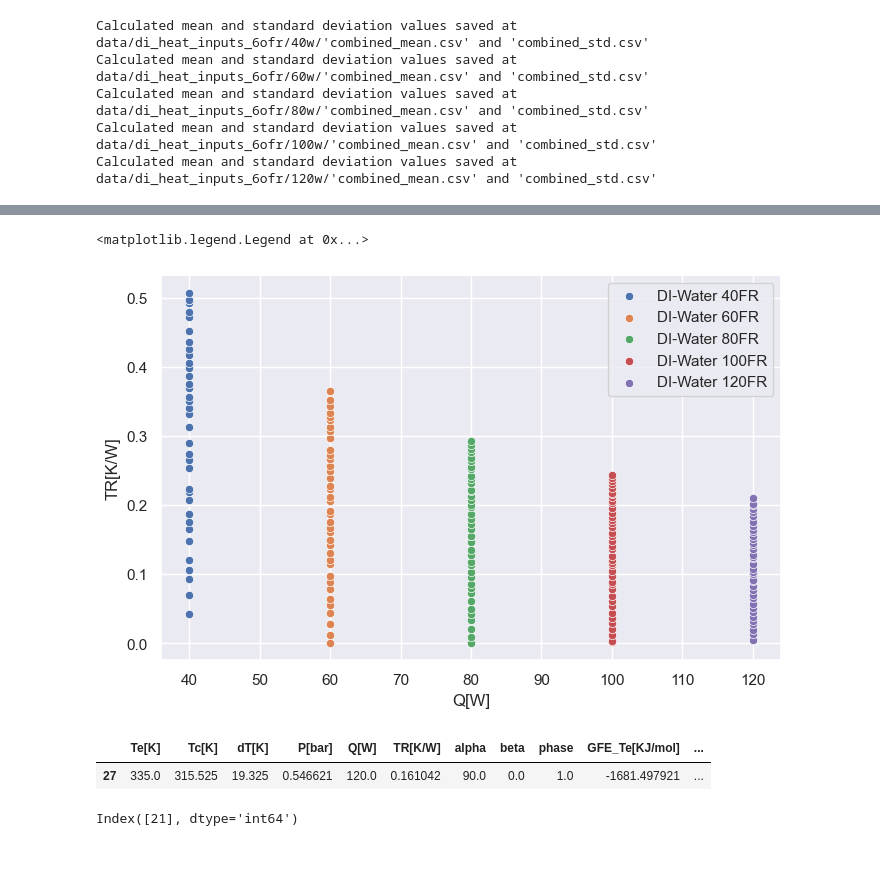
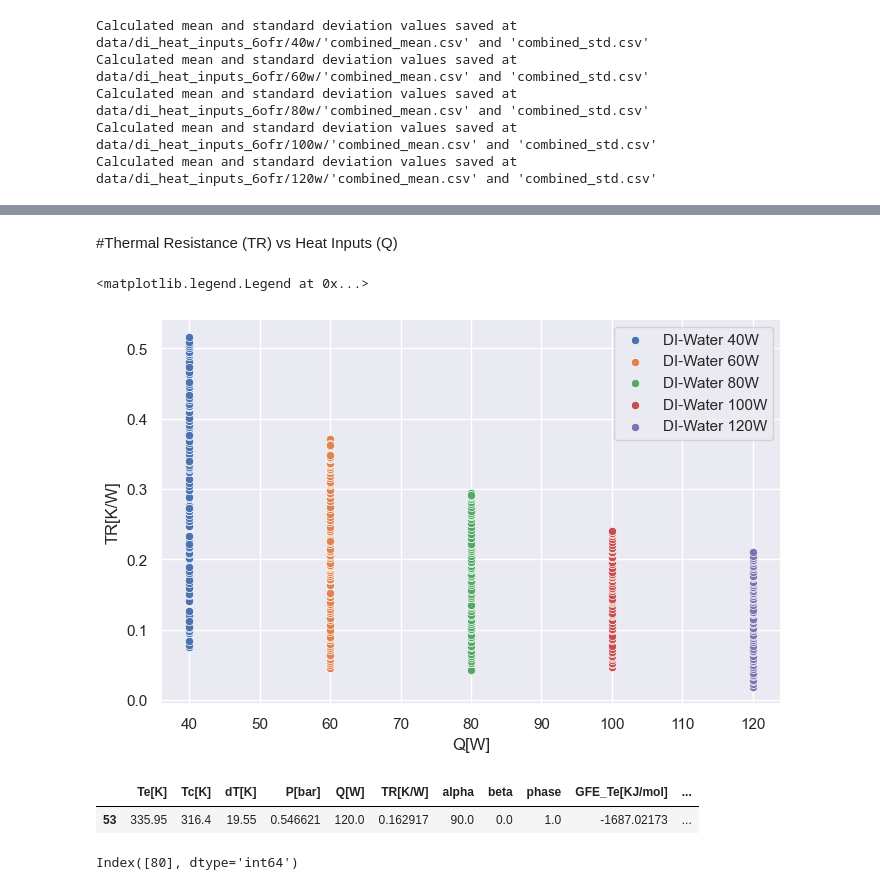
Before and after one commit to nirmalparmarphd/PulseHeatPipe, a Jupyter notebook: ada_di_60fr_heat_inputs.ipynb, the cells around one changed output, grey strips where cells are left out. Drawn from its saved outputs; the diff is of its cells as text; code cells hidden in the pictures; blank space fills up the shorter version.

```diff
--- a/ada_di_60fr_heat_inputs.ipynb
+++ b/ada_di_60fr_heat_inputs.ipynb
@@ -160,0 +159,6 @@ visual_120w.plot_Te_Tc(df_gfe_120w)
+# %%
+df_selected_40w = analysis_40w.data_chop(df_gfe_40w,310,345)
+df_selected_60w = analysis_60w.data_chop(df_gfe_60w,310,345)
+df_selected_80w = analysis_80w.data_chop(df_gfe_80w,310,345)
+df_selected_100w = analysis_100w.data_chop(df_gfe_100w,310,345)
+df_selected_120w = analysis_120w.data_chop(df_gfe_120w,310,345)
@@ -164,9 +174,3 @@ df_gfe_60w['Te[K]'] = df_gfe_60w['Te[K]'].round(0)
 df_gfe_80w['Te[K]'] = df_gfe_80w['Te[K]'].round(0)
 df_gfe_100w['Te[K]'] = df_gfe_100w['Te[K]'].round(0)
 df_gfe_120w['Te[K]'] = df_gfe_120w['Te[K]'].round(0)
-# %%
-df_selected_40w = analysis_40w.data_chop(df_gfe_40w,300,345)
-df_selected_60w = analysis_60w.data_chop(df_gfe_60w,300,345)
-df_selected_80w = analysis_80w.data_chop(df_gfe_80w,300,345)
-df_selected_100w = analysis_100w.data_chop(df_gfe_100w,300,345)
-df_selected_120w = analysis_120w.data_chop(df_gfe_120w,300,345)
@@ -389,17 +395,19 @@ visual_120w.plot_eu(df_mean_120w, df_std_120w, 'dG[KJ/mol]','.r','g')
+# %% [markdown]
+#Thermal Resistance (TR) vs Heat Inputs (Q)
 # %%
 import matplotlib.pyplot as plt
 import seaborn as sns
 # plotting Thermal resistance
 plt.figure(figsize=(8,5))
-sns.scatterplot(x=df_mean_40w['Q[W]'], y=df_mean_40w['TR[K/W]'], label='DI-Water 40FR')
-sns.scatterplot(x=df_mean_60w['Q[W]'], y=df_mean_60w['TR[K/W]'], label='DI-Water 60FR')
-sns.scatterplot(x=df_mean_80w['Q[W]'], y=df_mean_80w['TR[K/W]'], label='DI-Water 80FR')
-sns.scatterplot(x=df_mean_100w['Q[W]'], y=df_mean_100w['TR[K/W]'], label='DI-Water 100FR')
-sns.scatterplot(x=df_mean_120w['Q[W]'], y=df_mean_120w['TR[K/W]'], label='DI-Water 120FR')
+sns.scatterplot(x=df_mean_40w['Q[W]'], y=df_mean_40w['TR[K/W]'], label='DI-Water 40W')
+sns.scatterplot(x=df_mean_60w['Q[W]'], y=df_mean_60w['TR[K/W]'], label='DI-Water 60W')
+sns.scatterplot(x=df_mean_80w['Q[W]'], y=df_mean_80w['TR[K/W]'], label='DI-Water 80W')
+sns.scatterplot(x=df_mean_100w['Q[W]'], y=df_mean_100w['TR[K/W]'], label='DI-Water 100W')
+sns.scatterplot(x=df_mean_120w['Q[W]'], y=df_mean_120w['TR[K/W]'], label='DI-Water 120W')
 plt.legend()
 # %% [output]
 <matplotlib.legend.Legend at 0x...>
-[figure, old version]
+[figure, new version]
 # %%
 # find minimum value from dG and its index value
 TR_40W_opt = df_mean_40w[df_mean_40w['dG[KJ/mol]'] == df_mean_40w['dG[KJ/mol]'].min()]
@@ -415,7 +423,7 @@ TR_100W_opt
 TR_120W_opt
 # %% [output]
 |  | Te[K] | Tc[K] | dT[K] | P[bar] | Q[W] | TR[K/W] | alpha | beta | phase | GFE_Te[KJ/mol] | ... |
-| 27 | 335.0 | 315.525 | 19.325 | 0.546621 | 120.0 | 0.161042 | 90.0 | 0.0 | 1.0 | -1681.497921 | ... |
+| 53 | 335.95 | 316.4 | 19.55 | 0.546621 | 120.0 | 0.162917 | 90.0 | 0.0 | 1.0 | -1687.02173 | ... |
 # %%
 TR_40W_opt_idx = TR_40W_opt.index
 TR_60W_opt_idx = TR_60W_opt.index
@@ -425,7 +433,7 @@ TR_120W_opt_idx = TR_120W_opt.index
 # %%
 TR_40W_opt_idx
 # %% [output]
-Index([21], dtype='int64')
+Index([80], dtype='int64')
 # %%
 # average value of TR
 TR_40W_avg = df_mean_40w['TR[K/W]'].mean()
```
Also changed, not shown: parts of 49 cells of this notebook, 4 other files.
